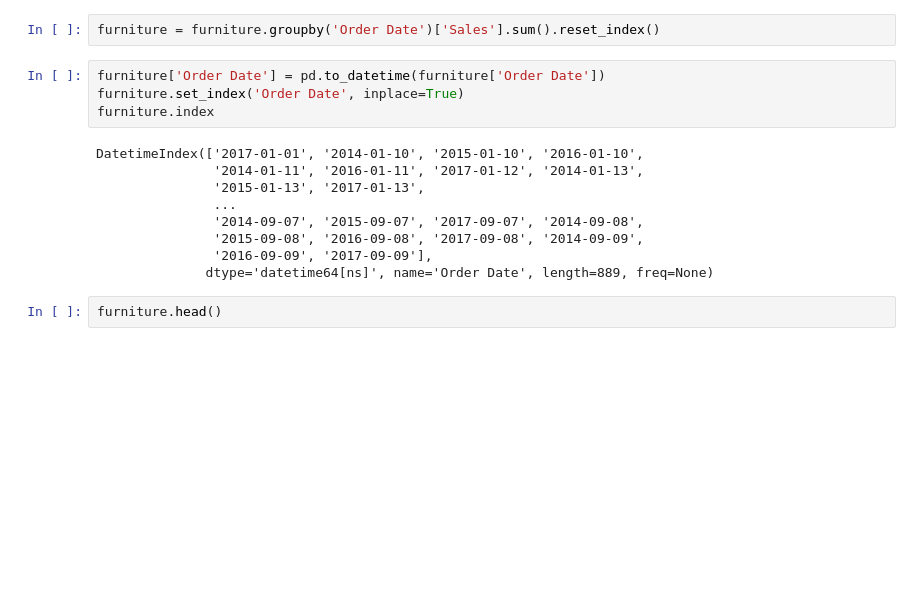
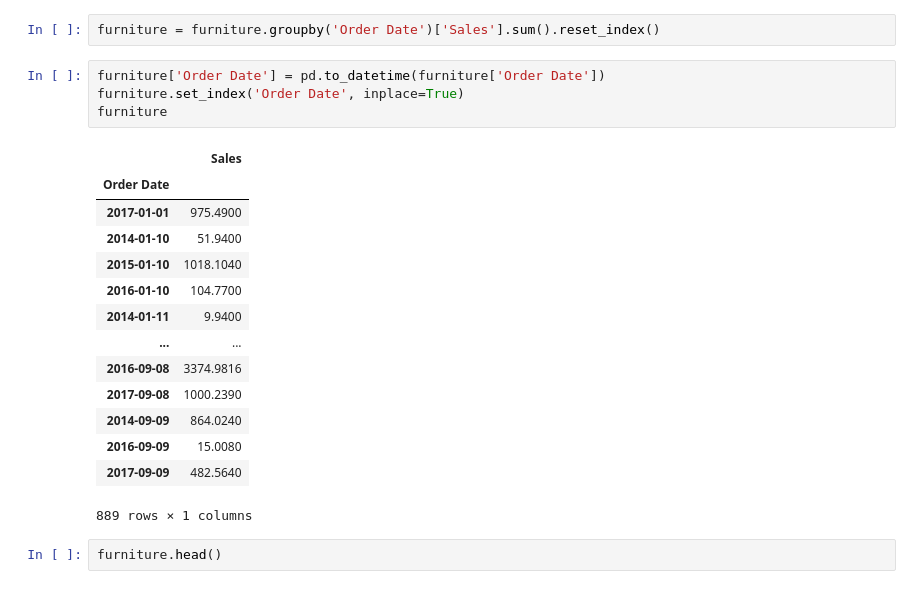
Before and after one commit to dakshayahuja/datascience, a Jupyter notebook: Machine Learning/Time Series/Project/Time Series Modelling - Sales_of_Furniture.ipynb, the cells around one changed output. Drawn from its saved outputs; the diff is of its cells as text; blank space fills up the shorter version.

```diff
--- a/Machine Learning/Time Series/Project/Time Series Modelling - Sales_of_Furniture.ipynb
+++ b/Machine Learning/Time Series/Project/Time Series Modelling - Sales_of_Furniture.ipynb
@@ -184,16 +184,22 @@ furniture = furniture.groupby('Order Date')['Sales'].sum().reset_index()
 # %%
 furniture['Order Date'] = pd.to_datetime(furniture['Order Date'])
 furniture.set_index('Order Date', inplace=True)
-furniture.index
+furniture
 # %% [output]
+|  | Sales |
+| Order Date |  |
+| 2017-01-01 | 975.4900 |
+| 2014-01-10 | 51.9400 |
+| 2015-01-10 | 1018.1040 |
+| 2016-01-10 | 104.7700 |
+| 2014-01-11 | 9.9400 |
+| ... | ... |
+| 2016-09-08 | 3374.9816 |
+| 2017-09-08 | 1000.2390 |
+| 2014-09-09 | 864.0240 |
+| 2016-09-09 | 15.0080 |
+| 2017-09-09 | 482.5640 |
-DatetimeIndex(['2017-01-01', '2014-01-10', '2015-01-10', '2016-01-10',
-               '2014-01-11', '2016-01-11', '2017-01-12', '2014-01-13',
-               '2015-01-13', '2017-01-13',
-               ...
-               '2014-09-07', '2015-09-07', '2017-09-07', '2014-09-08',
-               '2015-09-08', '2016-09-08', '2017-09-08', '2014-09-09',
-               '2016-09-09', '2017-09-09'],
-              dtype='datetime64[ns]', name='Order Date', length=889, freq=None)
+889 rows × 1 columns
 # %%
 furniture.head()
 # %% [output]
```
Also changed, not shown: parts of 6 cells of this notebook, 38 other files.
